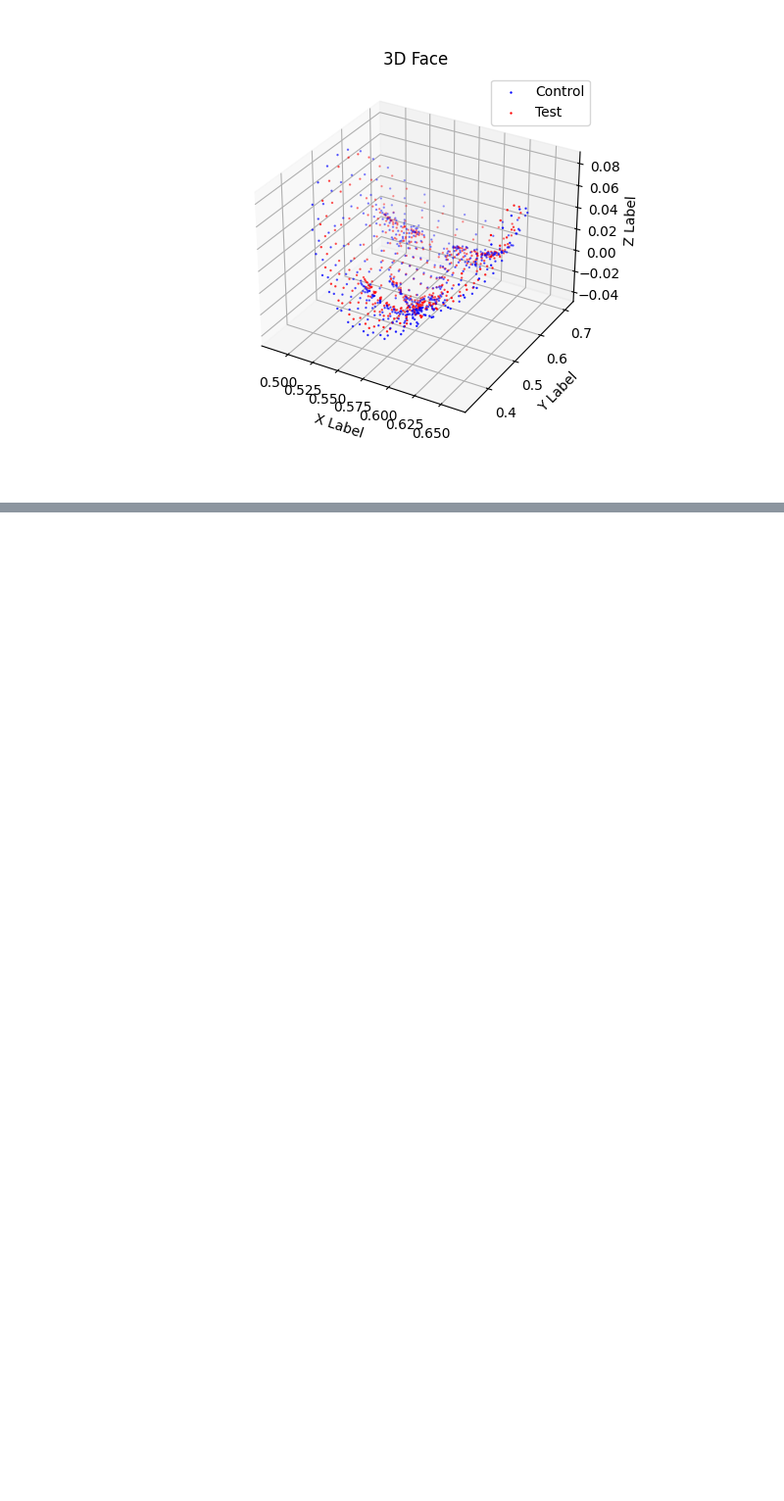
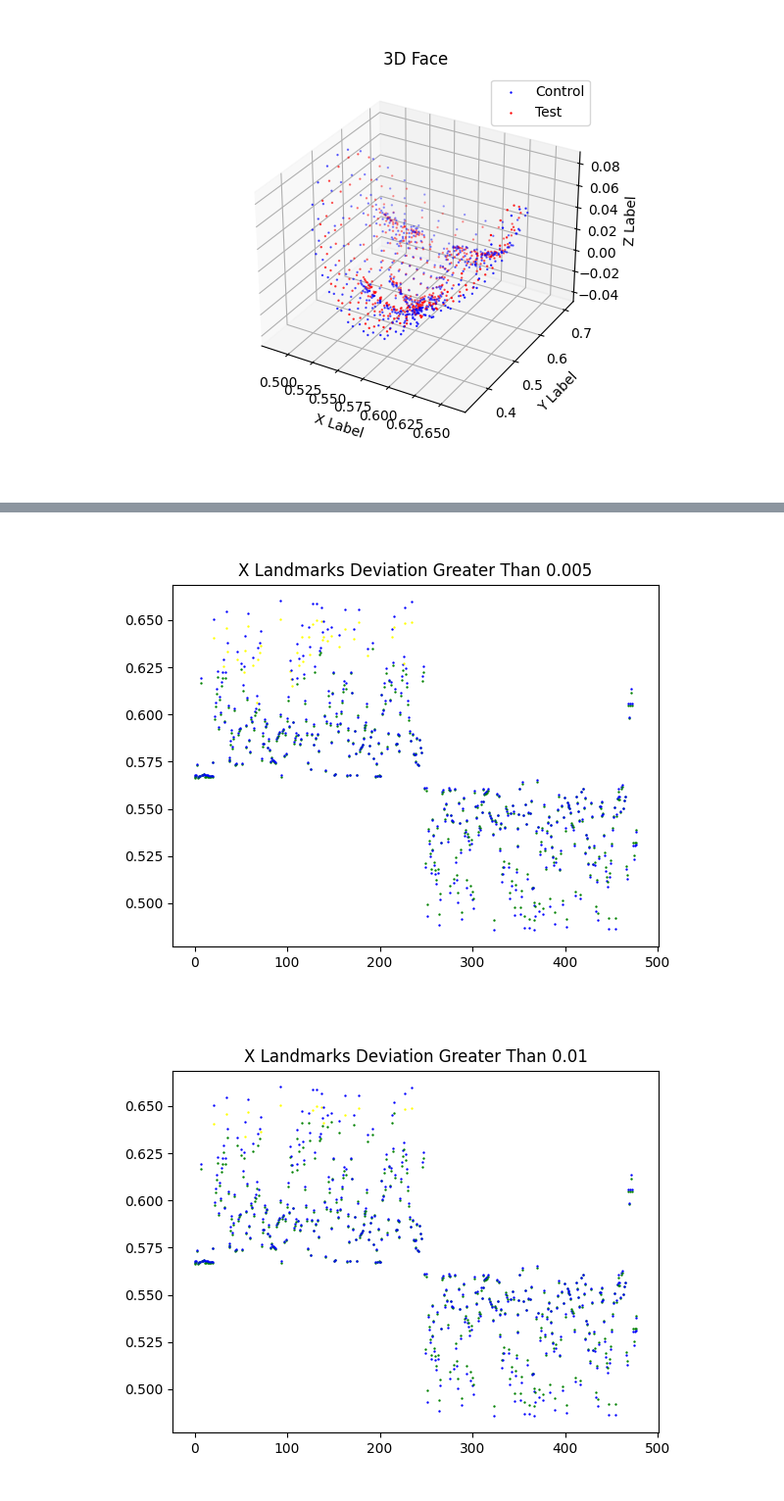
Before and after one commit to EdgyPage/VisionScratch, a Jupyter notebook: Mediapipe/LandmarkComparePOC.ipynb, the cells around one changed output, grey strips where cells are left out. Shown at 98% size. Cells and saved outputs as stored; diff of their text form; code cells hidden in the pictures; blank space fills up the shorter version.

```diff
--- a/Mediapipe/LandmarkComparePOC.ipynb
+++ b/Mediapipe/LandmarkComparePOC.ipynb
@@ -331,0 +335,55 @@ for p in percents:
+# %%
+percents = [.005, .01, .025, .05, .1, .25]
+
+
+
+for p in percents:
+    plt.figure()
+    handles = []
+    labels = []
+    xBounds = [[xc - xc*p, xc + xc+p] for xc in xControl]
+    yBounds = [[yc - yc*p, yc + yc+p] for yc in yControl]
+
+    for i, (xt, yt, [xl, xu], [yl, yu]) in enumerate(zip(xTest, yTest, xBounds, yBounds)):
+        if (xt < xl or xt > xu) :
+            label = f'X dev > {p}'
+            color = 'yellow'
+        else:
+            label = 'No dev'
+            color = 'green'
+        handles.append(plt.scatter(i, xTest[i], color=color, s=.5))
+        labels.append(label)
+        control_handle = plt.scatter(i, xControl[i], color = 'blue', label = 'Control', s = .5)
+
+    #plt.legend()
+    plt.title(f'X Landmarks Deviation Greater Than {p}')
+    plt.show()
+
+    percents = [.005, .01, .025, .05, .1, .25]
+
+
+
+for p in percents:
+    plt.figure()
+    handles = []
+    labels = []
+    xBounds = [[xc - xc*p, xc + xc+p] for xc in xControl]
+    yBounds = [[yc - yc*p, yc + yc+p] for yc in yControl]
+
+    for i, (xt, yt, [xl, xu], [yl, yu]) in enumerate(zip(xTest, yTest, xBounds, yBounds)):
+        if (yt < yl or yt > yu):
+            label = f'Y dev > {p}'
+            color = 'orange'
+        else:
+            label = 'No dev'
+            color = 'green'
+        handles.append(plt.scatter(i, yTest[i], color=color, s=.5))
+        labels.append(label)
+        control_handle = plt.scatter(i, yControl[i], color = 'blue', label = 'Control', s = .5)
+
+    #plt.legend()
+    plt.title(f'Y Landmarks Deviation Greater Than {p}')
+    plt.show()
+# %% [output]
+[figure, added]
+[figure, added]
```
Also changed, not shown: parts of 2 cells of this notebook.
